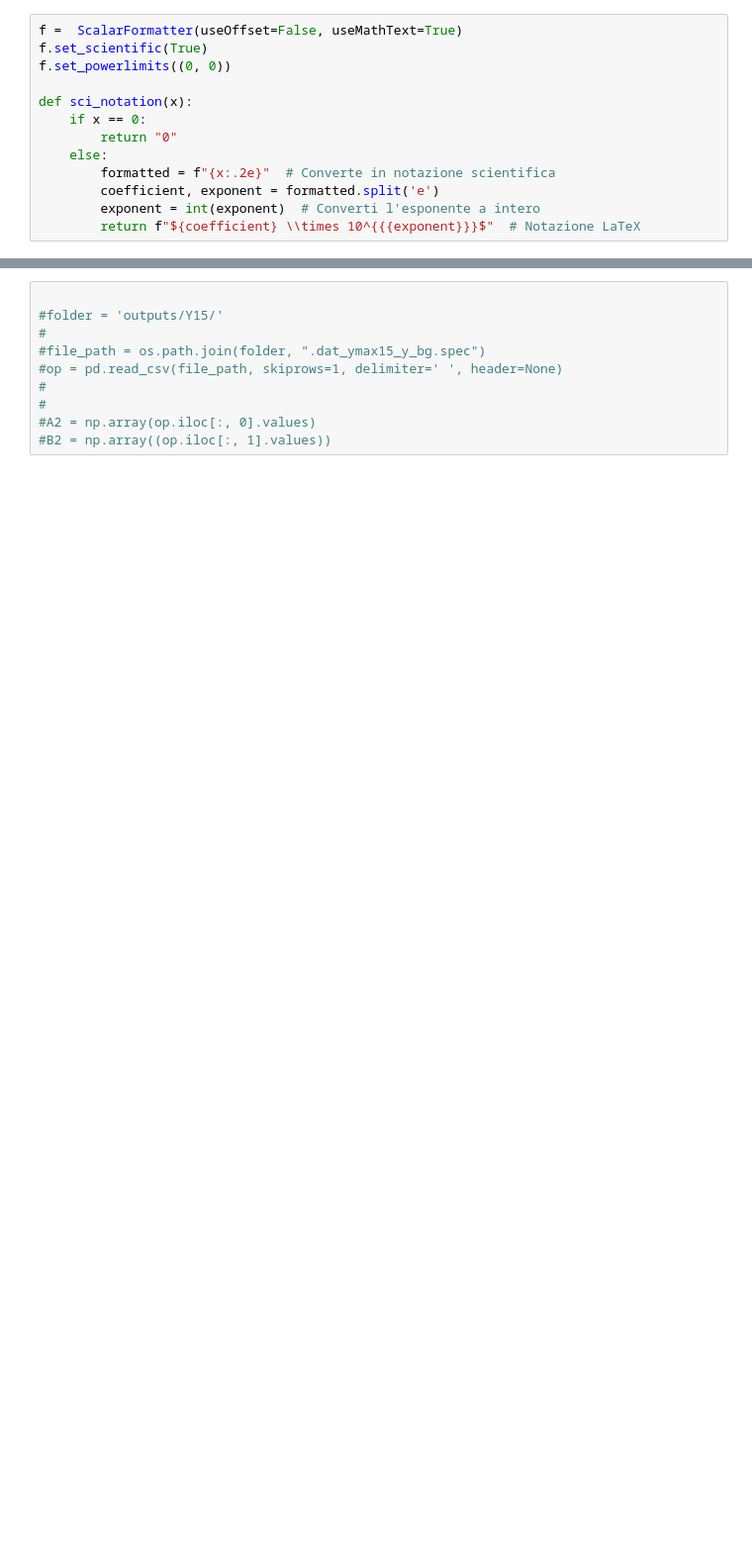
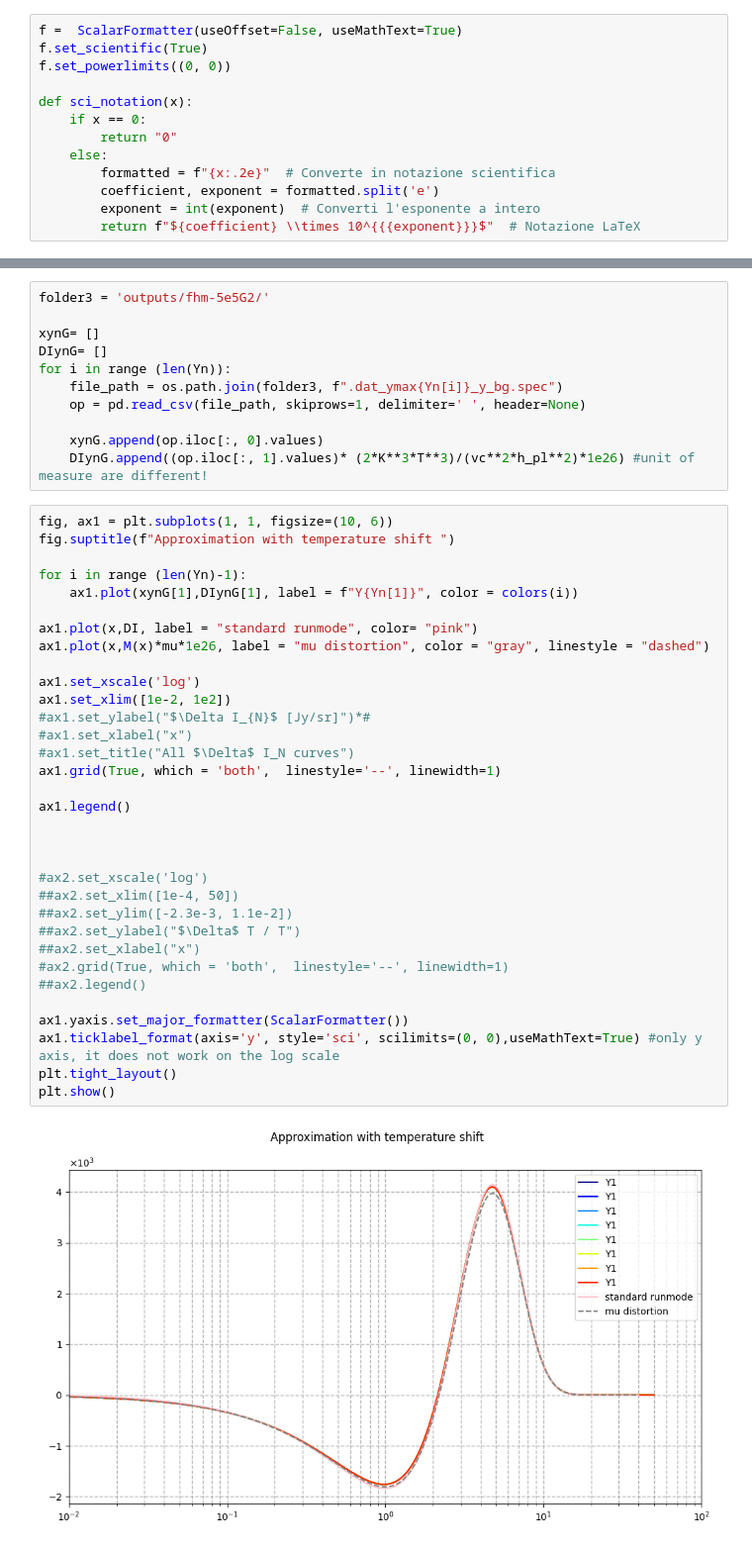
Before and after one commit to Sareva00/CMB-SD, a Jupyter notebook: fhm.ipynb, the cells around one changed output, grey strips where cells are left out. Shown: that part at 99% size. Cells and saved outputs as stored; diff of their text form; blank space fills up the shorter version.

```diff
--- a/fhm.ipynb
+++ b/fhm.ipynb
@@ -73,10 +109,46 @@ for i in range (len(Yn)):
 # %%
+folder3 = 'outputs/fhm-5e5G2/'
 
-#folder = 'outputs/Y15/'
-#
-#file_path = os.path.join(folder, ".dat_ymax15_y_bg.spec")
-#op = pd.read_csv(file_path, skiprows=1, delimiter=' ', header=None)
-#
-#
-#A2 = np.array(op.iloc[:, 0].values)
-#B2 = np.array((op.iloc[:, 1].values))
+xynG= []
+DIynG= []
+for i in range (len(Yn)):
+    file_path = os.path.join(folder3, f".dat_ymax{Yn[i]}_y_bg.spec")
+    op = pd.read_csv(file_path, skiprows=1, delimiter=' ', header=None)
+
+    xynG.append(op.iloc[:, 0].values)
+    DIynG.append((op.iloc[:, 1].values)* (2*K**3*T**3)/(vc**2*h_pl**2)*1e26) #unit of measure are different!
+# %%
+fig, ax1 = plt.subplots(1, 1, figsize=(10, 6))
+fig.suptitle(f"Approximation with temperature shift ")
+
+for i in range (len(Yn)-1):
+    ax1.plot(xynG[1],DIynG[1], label = f"Y{Yn[1]}", color = colors(i))
+
+ax1.plot(x,DI, label = "standard runmode", color= "pink")
+ax1.plot(x,M(x)*mu*1e26, label = "mu distortion", color = "gray", linestyle = "dashed")
+
+ax1.set_xscale('log')
+ax1.set_xlim([1e-2, 1e2])
+#ax1.set_ylabel("$\Delta I_{N}$ [Jy/sr]")*#
+#ax1.set_xlabel("x")
+#ax1.set_title("All $\Delta$ I_N curves")
+ax1.grid(True, which = 'both',  linestyle='--', linewidth=1)
+
+ax1.legend()
+
+
+
+#ax2.set_xscale('log')
+##ax2.set_xlim([1e-4, 50])
+##ax2.set_ylim([-2.3e-3, 1.1e-2])
+##ax2.set_ylabel("$\Delta$ T / T")
+##ax2.set_xlabel("x")
+#ax2.grid(True, which = 'both',  linestyle='--', linewidth=1)
+##ax2.legend()
+
+ax1.yaxis.set_major_formatter(ScalarFormatter())
+ax1.ticklabel_format(axis='y', style='sci', scilimits=(0, 0),useMathText=True) #only y axis, it does not work on the log scale
+plt.tight_layout()
+plt.show()
+# %% [output]
+[figure, added]
```
Also changed, not shown: parts of 9 cells of this notebook, 2 other files.
